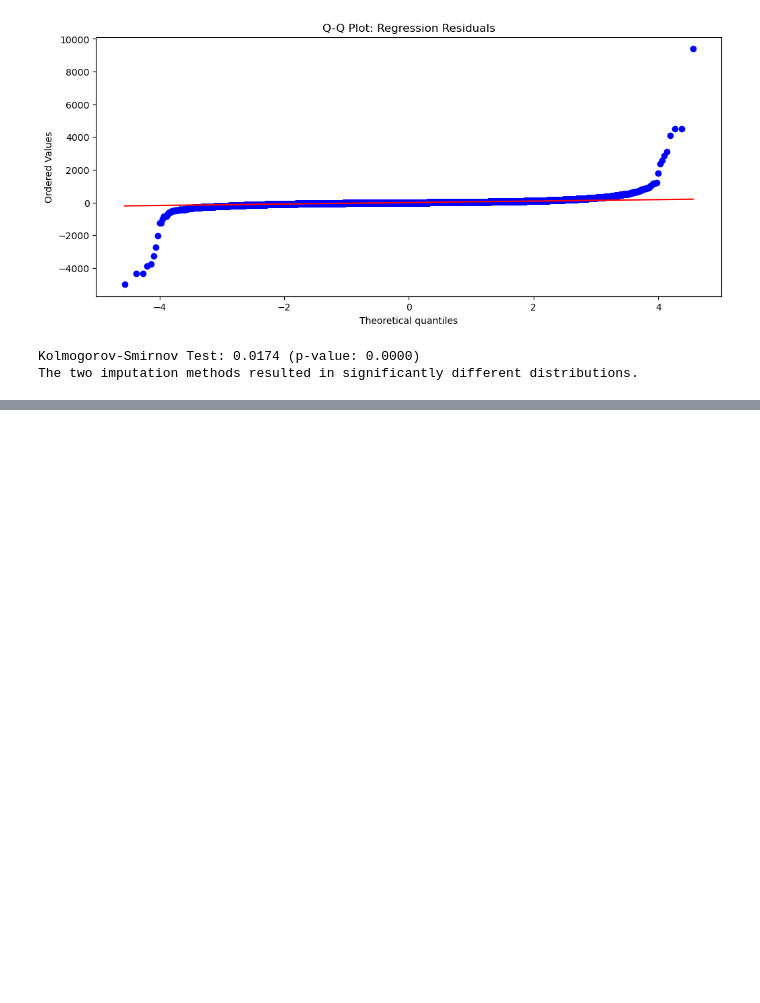
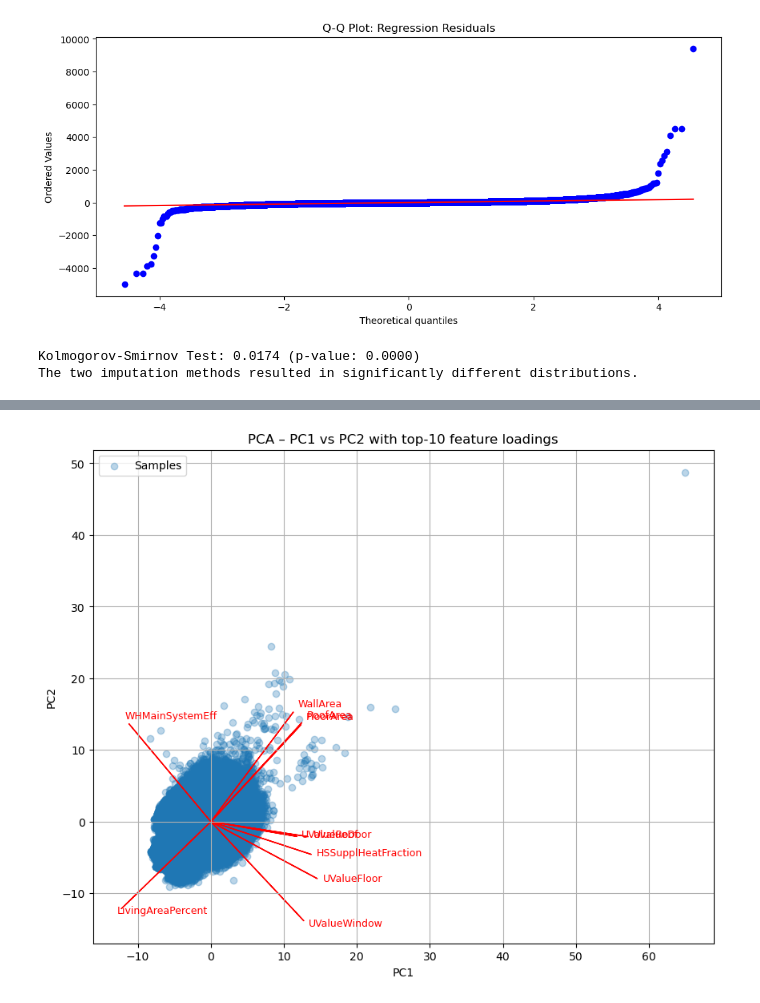
Before and after one commit to BALAJI-SK/irish-home-retrofit-prediction, a Jupyter notebook: row_cleaning.ipynb, the cells around one changed output, grey strips where cells are left out. Cells and saved outputs as stored; diff of their text form; code cells hidden in the pictures; blank space fills up the shorter version.

```diff
--- a/row_cleaning.ipynb
+++ b/row_cleaning.ipynb
@@ -639,0 +817,17 @@ The two imputation methods resulted in significantly different distributions.
+# %%
+# Pass 1: Calculate Global Statistics for 3-Sigma Bounds
+numeric_cols = [
+    'UValueWall', 'UValueRoof', 'UValueFloor', 'UValueWindow',
+    'WallArea', 'RoofArea', 'FloorArea', 'HSMainSystemEfficiency'
+]
+
+global_stats = {}
+for col in numeric_cols:
+    # Use a representative sample or the whole file (metadata only)
+    # For simplicity, we calculate from a large sample here
+    sample = pd.read_parquet(input_file, columns=[col])[col].dropna()
+    global_stats[col] = {
+        'mean': sample.mean(),
+        'std': sample.std()
+    }
+print("✅ Global 3-Sigma bounds calculated.")
@@ -639,0 +1510,41 @@ The two imputation methods resulted in significantly different distributions.
+# %%
+# -------------------------------------------------
+# Visualise the first two principal components (PC1 & PC2)
+# -------------------------------------------------
+import matplotlib.pyplot as plt
+import numpy as np
+
+# Assume X_pca is the result of PCA applied to `X` (your feature matrix)
+# X_pca shape: (n_samples, n_components)
+
+# Plot the scores (the transformed data) for the first two PCs
+plt.figure(figsize=(10, 8))
+plt.scatter(X_pca[:, 0], X_pca[:, 1], alpha=0.3, label='Samples')
+
+# -------------------------------------------------
+# Plot loading arrows for the top‑10 contributing features
+# -------------------------------------------------
+top_10 = loadings['PC1'].abs().nlargest(10).index
+
+# **Corrected line** – compute a single scaling factor for the arrows
+scale_factor = np.max(np.abs(X_pca[:, :2])) * 0.8   # 80 % of the max absolute PC value
+
+for feat in top_10:
+    idx = feature_cols.index(feat)          # column index in the original feature list
+    # Arrow goes from (0,0) to the loading vector (scaled for visibility)
+    plt.arrow(0, 0,
+              loadings.loc[feat, 'PC1'] * scale_factor,
+              loadings.loc[feat, 'PC2'] * scale_factor,
+              color='r', width=0.005, head_width=0.02, length_includes_head=True)
+    plt.text(loadings.loc[feat, 'PC1'] * scale_factor * 1.05,
+             loadings.loc[feat, 'PC2'] * scale_factor * 1.05,
+             feat, color='r', fontsize=9)
+
+plt.xlabel('PC1')
+plt.ylabel('PC2')
+plt.title('PCA – PC1 vs PC2 with top‑10 feature loadings')
+plt.legend()
+plt.grid(True)
+plt.show()
+# %% [output]
+[figure, added]
```
Also changed, not shown: parts of 15 cells of this notebook, 16 other files.
